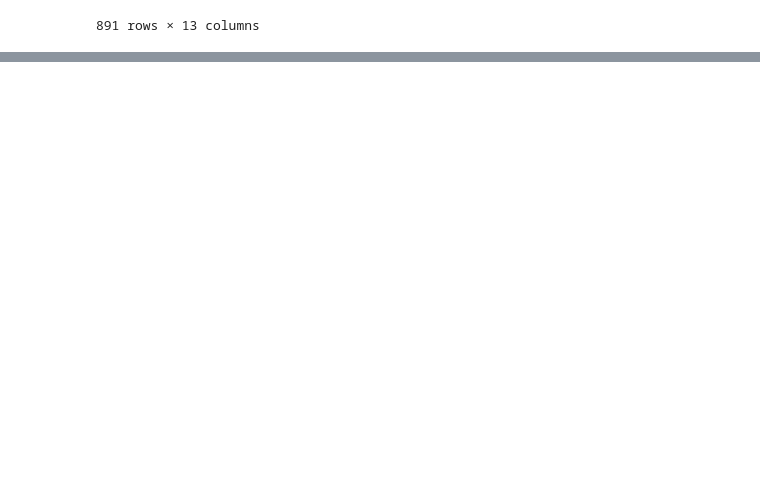
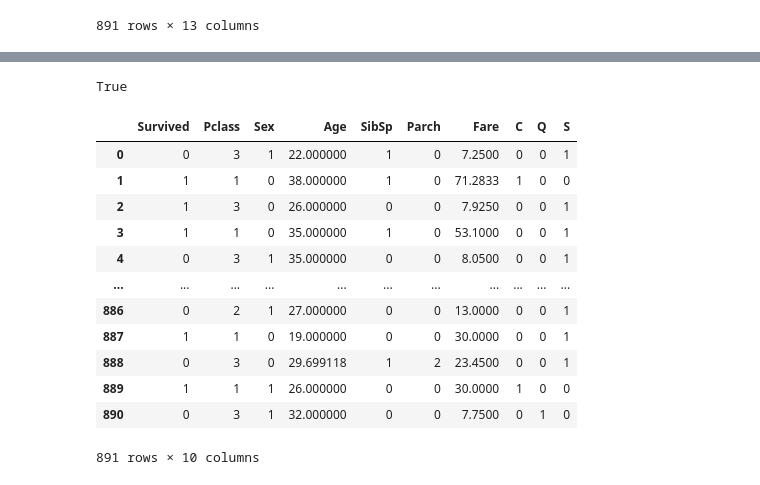
Before and after one commit to pavel-collab/KaggleCompetitions, a Jupyter notebook: main.ipynb, the cells around one changed output, grey strips where cells are left out. Drawn from its saved outputs; the diff is of its cells as text; code cells hidden in the pictures; blank space fills up the shorter version.

Commit message:
debug train, eval and predict scripts

```diff
--- a/main.ipynb
+++ b/main.ipynb
@@ -127,0 +131,4 @@ df
+# %%
+True in test_df["Fare"].isnull().to_list()
+# %% [output]
+True
@@ -127,0 +140,37 @@ df
+# %%
+df = pd.read_csv('./data/train.csv')
+df.Age = df.Age.fillna(df.Age.mean())
+df = df.drop(columns=["Cabin"])
+df.fillna({"Embarked": df["Embarked"].mode()[0]}, inplace=True)
+
+# we even don't need it
+df = df.drop(columns=["PassengerId"])
+
+mlb = MultiLabelBinarizer()
+Embarked_encoding = mlb.fit_transform(df['Embarked'])
+Embarked_df = pd.DataFrame(Embarked_encoding, columns=mlb.classes_)
+df = pd.concat([df.drop('Embarked', axis=1), Embarked_df], axis=1)
+
+# only for test dataset
+if True in df["Fare"].isnull().to_list():
+    df.fillna({"Fare": df["Fare"].mean()}, inplace=True)
+
+#! Temporary
+df = df.drop(columns=["Name", "Ticket"])
+df['Sex'] = df['Sex'].map({'male': 1, 'female': 0})
+# %%
+df
+# %% [output]
+|  | Survived | Pclass | Sex | Age | SibSp | Parch | Fare | C | Q | S |
+| 0 | 0 | 3 | 1 | 22.000000 | 1 | 0 | 7.2500 | 0 | 0 | 1 |
+| 1 | 1 | 1 | 0 | 38.000000 | 1 | 0 | 71.2833 | 1 | 0 | 0 |
+| 2 | 1 | 3 | 0 | 26.000000 | 0 | 0 | 7.9250 | 0 | 0 | 1 |
+| 3 | 1 | 1 | 0 | 35.000000 | 1 | 0 | 53.1000 | 0 | 0 | 1 |
+| 4 | 0 | 3 | 1 | 35.000000 | 0 | 0 | 8.0500 | 0 | 0 | 1 |
+| ... | ... | ... | ... | ... | ... | ... | ... | ... | ... | ... |
+| 886 | 0 | 2 | 1 | 27.000000 | 0 | 0 | 13.0000 | 0 | 0 | 1 |
+| 887 | 1 | 1 | 0 | 19.000000 | 0 | 0 | 30.0000 | 0 | 0 | 1 |
+| 888 | 0 | 3 | 0 | 29.699118 | 1 | 2 | 23.4500 | 0 | 0 | 1 |
+| 889 | 1 | 1 | 1 | 26.000000 | 0 | 0 | 30.0000 | 1 | 0 | 0 |
+| 890 | 0 | 3 | 1 | 32.000000 | 0 | 0 | 7.7500 | 0 | 1 | 0 |
+891 rows × 10 columns
```
Also changed, not shown: parts of 13 cells of this notebook, 8 other files.
